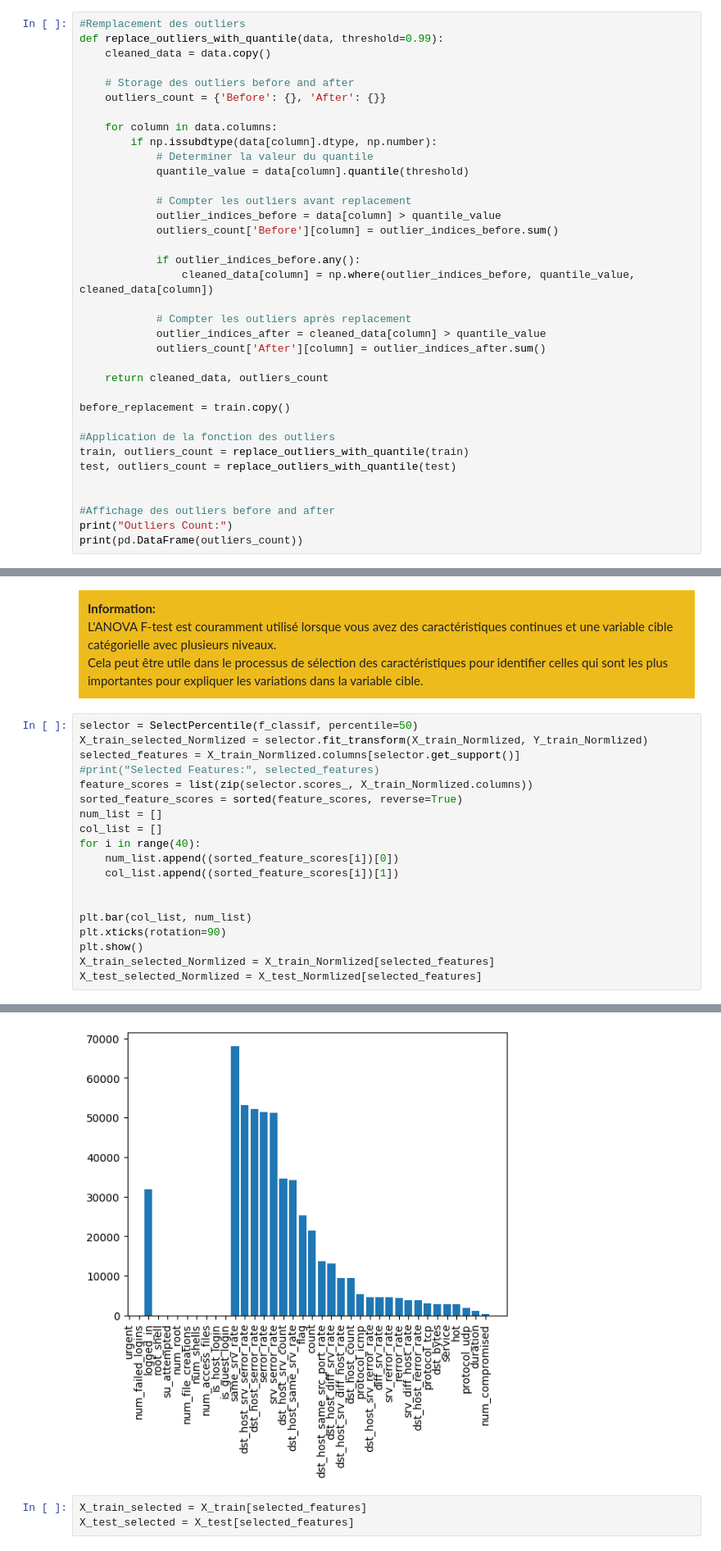
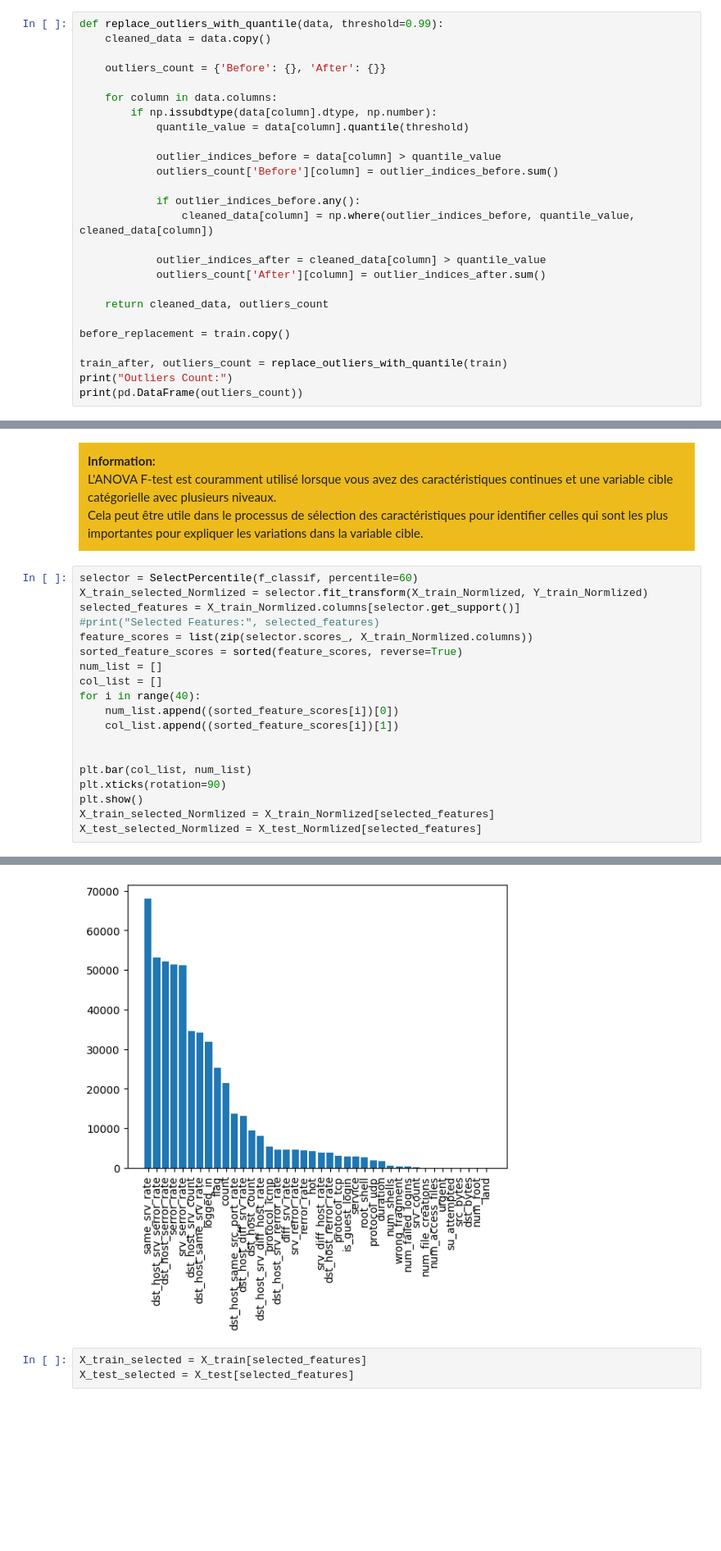
Before and after one commit to dridikalthoum/MLProjectIDS, a Jupyter notebook: Article1VF.ipynb, the cells around one changed output, grey strips where cells are left out. Shown at 82% size. Cells and saved outputs as stored; diff of their text form; blank space fills up the shorter version.

```diff
--- a/Article1VF.ipynb
+++ b/Article1VF.ipynb
@@ -294,26 +293,21 @@ Outliers in column 'dst_host_srv_diff_host_rate': 11682 outliers (9.27%)
 Outliers in column 'dst_host_rerror_rate': 22794 outliers (18.09%)
 Outliers in column 'dst_host_srv_rerror_rate': 19357 outliers (15.37%)
 # %%
-#Remplacement des outliers
 def replace_outliers_with_quantile(data, threshold=0.99):
     cleaned_data = data.copy()
 
-    # Storage des outliers before and after
     outliers_count = {'Before': {}, 'After': {}}
 
     for column in data.columns:
         if np.issubdtype(data[column].dtype, np.number):
-            # Determiner la valeur du quantile
             quantile_value = data[column].quantile(threshold)
 
-            # Compter les outliers avant replacement
             outlier_indices_before = data[column] > quantile_value
             outliers_count['Before'][column] = outlier_indices_before.sum()
 
             if outlier_indices_before.any():
                 cleaned_data[column] = np.where(outlier_indices_before, quantile_value, cleaned_data[column])
 
-            # Compter les outliers après replacement
             outlier_indices_after = cleaned_data[column] > quantile_value
             outliers_count['After'][column] = outlier_indices_after.sum()
 
@@ -321,12 +315,7 @@ def replace_outliers_with_quantile(data, threshold=0.99):
 
 before_replacement = train.copy()
 
-#Application de la fonction des outliers
-train, outliers_count = replace_outliers_with_quantile(train)
-test, outliers_count = replace_outliers_with_quantile(test)
-
-
-#Affichage des outliers before and after
+train_after, outliers_count = replace_outliers_with_quantile(train)
 print("Outliers Count:")
 print(pd.DataFrame(outliers_count))
 # %% [output]
@@ -654,7 +624,7 @@ L'ANOVA F-test est couramment utilisé lorsque vous avez des caractéristiques c
 Cela peut être utile dans le processus de sélection des caractéristiques pour identifier celles qui sont les plus importantes pour expliquer les variations dans la variable cible.
    </div>
 # %%
-selector = SelectPercentile(f_classif, percentile=50)
+selector = SelectPercentile(f_classif, percentile=60)
 X_train_selected_Normlized = selector.fit_transform(X_train_Normlized, Y_train_Normlized)
 selected_features = X_train_Normlized.columns[selector.get_support()]
 #print("Selected Features:", selected_features)
@@ -680,4 +646,4 @@ invalid value encountered in divide
-[figure, old version]
+[figure, new version]
 # %%
 X_train_selected = X_train[selected_features]
 X_test_selected = X_test[selected_features]
```
Also changed, not shown: parts of 49 cells of this notebook, 2 other files.
